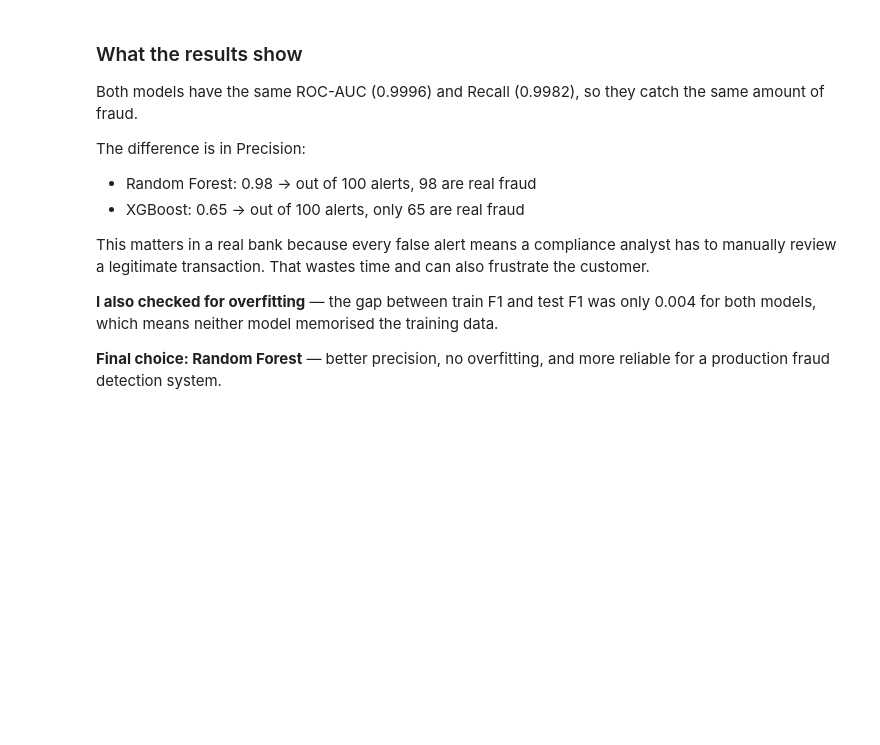
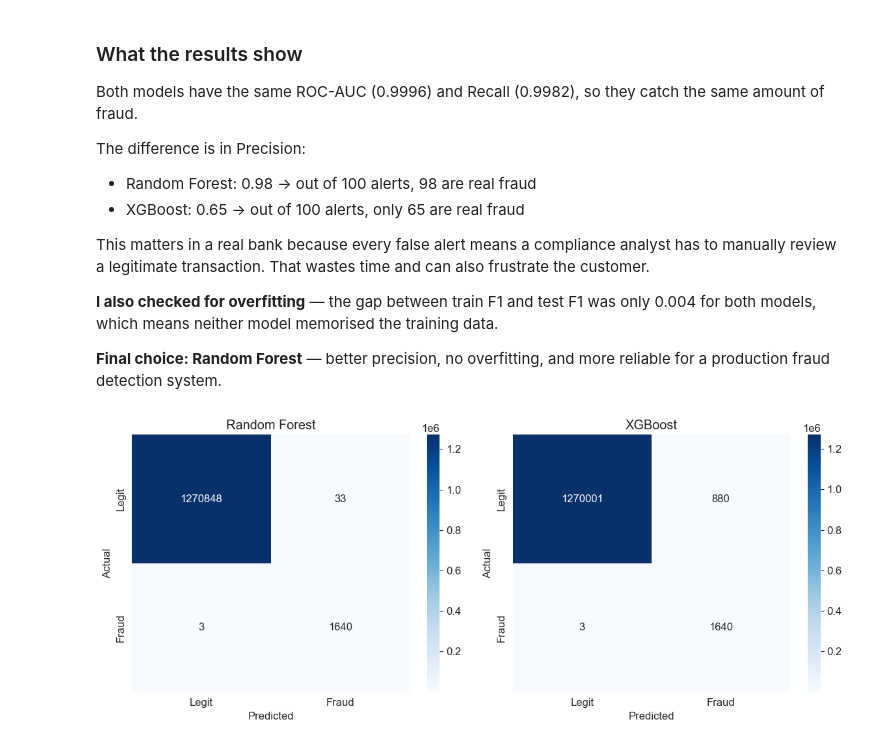
Before and after one commit to krupalgohil/Financial-Fraud-Detection-System, a Jupyter notebook: AML.ipynb, the cells around one changed output. Saved outputs shown, nothing was run; the diff lists cells and outputs as text; code cells hidden in the pictures; blank space fills up the shorter version.

```diff
--- a/AML.ipynb
+++ b/AML.ipynb
@@ -806,3 +806,31 @@ neither model memorised the training data.
 
 **Final choice: Random Forest** — better precision, no overfitting,
 and more reliable for a production fraud detection system.
+# %%
+fig, axes = plt.subplots(1, 2, figsize=(12, 5))
+
+# Random Forest
+sns.heatmap(confusion_matrix(y_test, rf_pred),
+            annot=True, fmt='d', cmap='Blues',
+            xticklabels=['Legit', 'Fraud'],
+            yticklabels=['Legit', 'Fraud'],
+            ax=axes[0])
+axes[0].set_title('Random Forest')
+axes[0].set_xlabel('Predicted')
+axes[0].set_ylabel('Actual')
+
+# XGBoost
+sns.heatmap(confusion_matrix(y_test, xgb_pred),
+            annot=True, fmt='d', cmap='Blues',
+            xticklabels=['Legit', 'Fraud'],
+            yticklabels=['Legit', 'Fraud'],
+            ax=axes[1])
+axes[1].set_title('XGBoost')
+axes[1].set_xlabel('Predicted')
+axes[1].set_ylabel('Actual')
+
+plt.tight_layout()
+plt.savefig('Visuals/Confusion_matrics_for_both.png', dpi=150, bbox_inches='tight')
+plt.show()
+# %% [output]
+[figure, added]
```
Also changed, not shown: 2 other files.
